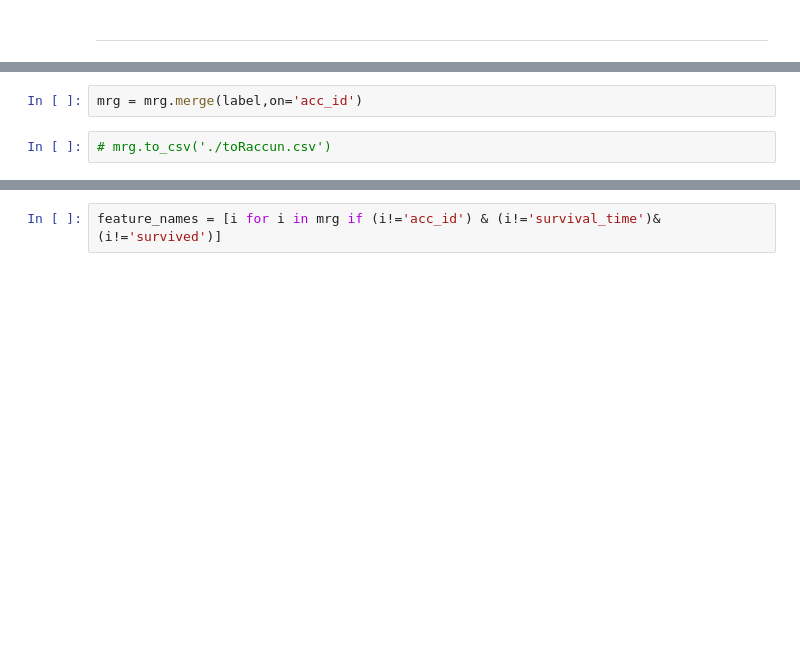
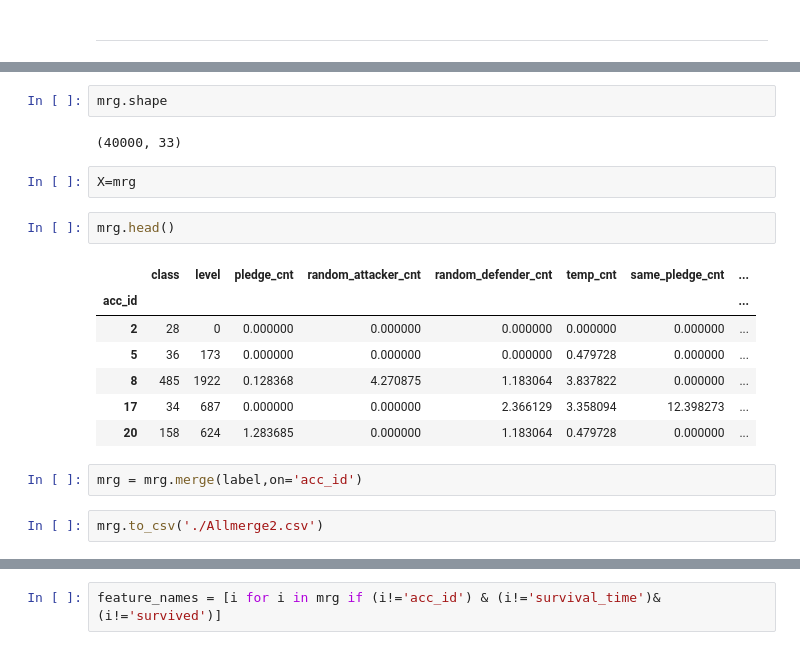
Before and after one commit to cyberjam/BigContest, a Jupyter notebook: SHAP/CombineSHAP.ipynb, the cells around one changed output, grey strips where cells are left out. Saved outputs shown, nothing was run; the diff lists cells and outputs as text; blank space fills up the shorter version.

```diff
--- a/SHAP/CombineSHAP.ipynb
+++ b/SHAP/CombineSHAP.ipynb
@@ -116,7 +189,23 @@ mrg.shape
+# %%
+mrg.shape
+# %% [output]
+(40000, 33)
+# %%
+X=mrg
+# %%
+mrg.head()
+# %% [output]
+|  | class | level | pledge_cnt | random_attacker_cnt | random_defender_cnt | temp_cnt | same_pledge_cnt | ... |
+| acc_id |  |  |  |  |  |  |  | ... |
+| 2 | 28 | 0 | 0.000000 | 0.000000 | 0.000000 | 0.000000 | 0.000000 | ... |
+| 5 | 36 | 173 | 0.000000 | 0.000000 | 0.000000 | 0.479728 | 0.000000 | ... |
+| 8 | 485 | 1922 | 0.128368 | 4.270875 | 1.183064 | 3.837822 | 0.000000 | ... |
+| 17 | 34 | 687 | 0.000000 | 0.000000 | 2.366129 | 3.358094 | 12.398273 | ... |
+| 20 | 158 | 624 | 1.283685 | 0.000000 | 1.183064 | 0.479728 | 0.000000 | ... |
 # %%
 mrg = mrg.merge(label,on='acc_id')
-# %%
-# mrg.to_csv('./toRaccun.csv')
+# %%
+mrg.to_csv('./Allmerge2.csv')
 # %%
 mrg.shape
 # %% [output]
```
Also changed, not shown: parts of 24 cells of this notebook, 14 other files.
